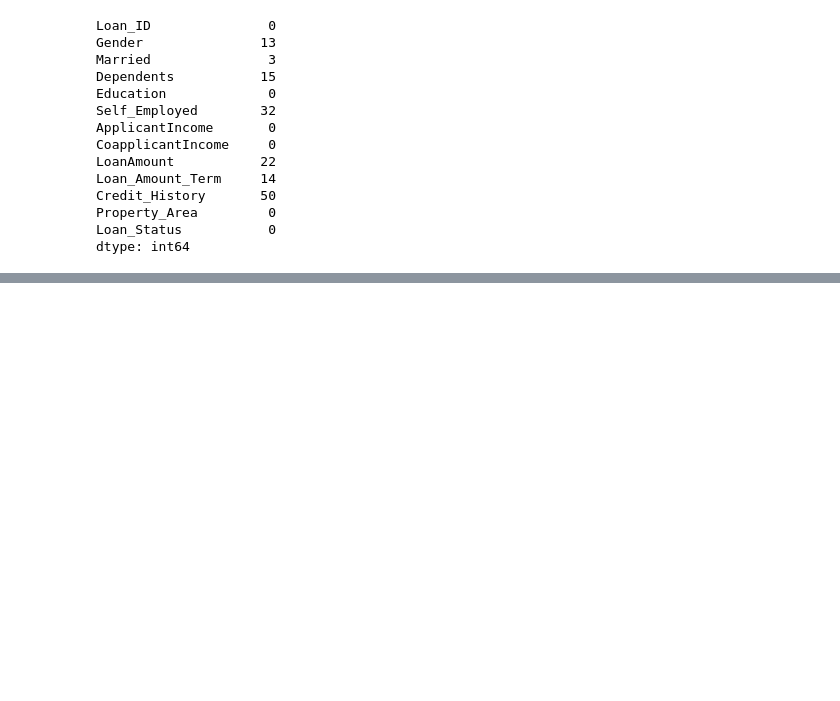
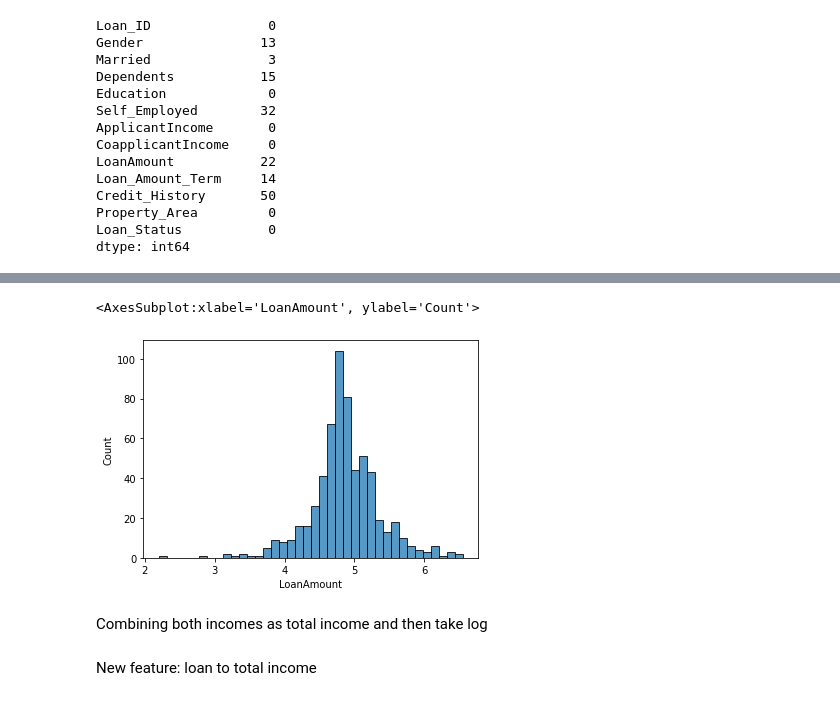
Before and after one commit to The-Powder-of-Data/Loan_Approval_Model, a Jupyter notebook: src/notebooks/loan_model.ipynb, the cells around one changed output, grey strips where cells are left out. Cells and saved outputs as stored; diff of their text form; code cells hidden in the pictures; blank space fills up the shorter version.

```diff
--- a/src/notebooks/loan_model.ipynb
+++ b/src/notebooks/loan_model.ipynb
@@ -311,0 +363,7 @@ df['Married'] = df['Married'].fillna(M_mode)
+# %%
+# log the loan amount to normalize
+LA_log = df['LoanAmount'].apply(lambda x: math.log(x))
+sns.histplot(LA_log)
+# %% [output]
+<AxesSubplot:xlabel='LoanAmount', ylabel='Count'>
+[figure, added]
@@ -311,0 +372,2 @@ df['Married'] = df['Married'].fillna(M_mode)
+# %% [markdown]
+Combining both incomes as total income and then take log
@@ -311,0 +376,2 @@ df['Married'] = df['Married'].fillna(M_mode)
+# %% [markdown]
+New feature: loan to total income
```
Also changed, not shown: parts of 36 cells of this notebook, 2 other files.
